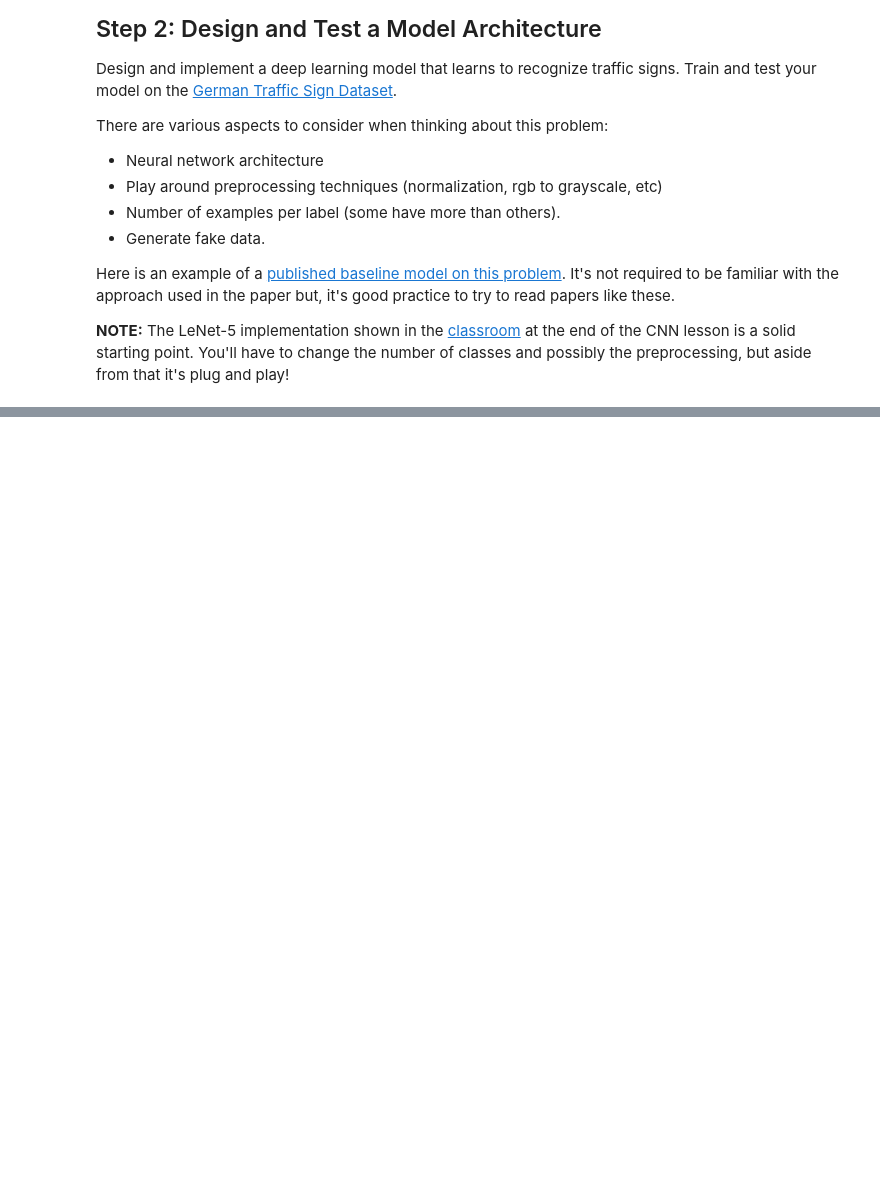
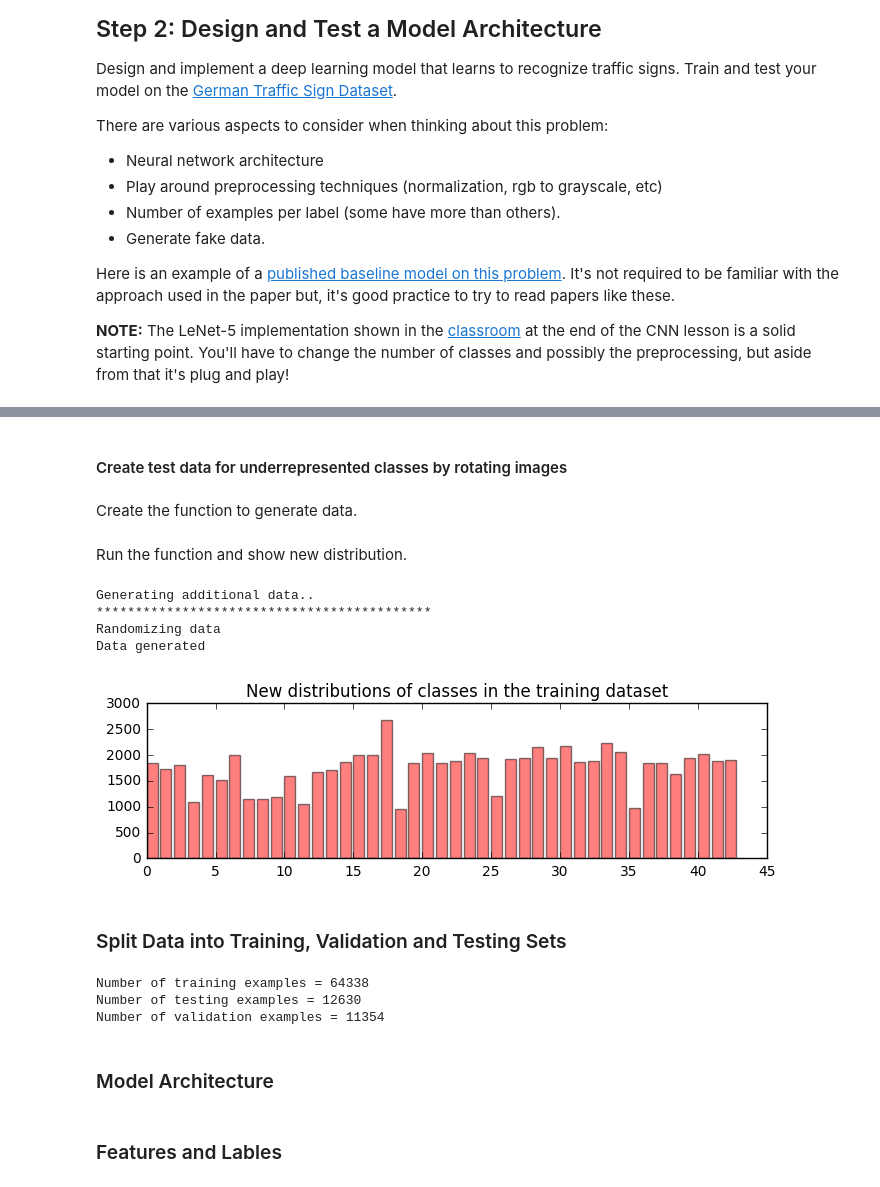
Before and after one commit to dcthorpe/traffic-sign, a Jupyter notebook: Traffic_Sign_Classifier.ipynb, the cells around one changed output, grey strips where cells are left out. Cells and saved outputs as stored; diff of their text form; code cells hidden in the pictures; blank space fills up the shorter version.

```diff
--- a/Traffic_Sign_Classifier.ipynb
+++ b/Traffic_Sign_Classifier.ipynb
@@ -292,0 +158,4 @@ Looking just at the first row we get `[ 0.34763842,  0.24879643,  0.12789202]`,
+# %% [markdown]
+#### Create test data for underrepresented classes by rotating images
+# %% [markdown]
+Create the function to generate data.
@@ -292,0 +220,43 @@ Looking just at the first row we get `[ 0.34763842,  0.24879643,  0.12789202]`,
+# %% [markdown]
+Run the function and show new distribution.
+# %%
+# Generate the new test data
+gen_test_data_for_under_rep_classes()
+
+# Show new distribution of training data
+train_classes = np.bincount(y_train)
+plt.figure(figsize=(8, 2))
+plt.bar(range(n_classes), train_classes, label="train", color="r", alpha=0.5)
+plt.title("New distributions of classes in the training dataset")
+plt.show()
+# %% [output]
+Generating additional data..
+*******************************************
+Randomizing data
+Data generated
+[figure, added]
+# %% [markdown]
+### Split Data into Training, Validation and Testing Sets
+# %%
+### Split the data into training/validation/testing sets here.
+### Feel free to use as many code cells as needed.
+from sklearn.model_selection import train_test_split
+from sklearn.utils import shuffle
+
+X_train, X_validation, y_train, y_validation = train_test_split(X_train, y_train, test_size=0.15, random_state=42)
+
+X_train, y_train = shuffle(X_train, y_train)
+
+n_train = len(X_train)
+n_test = len(X_test)
+n_validate = len(X_validation)
+
+print("Number of training examples =", n_train)
+print("Number of testing examples =", n_test)
+print("Number of validation examples =", n_validate)
+# %% [output]
+Number of training examples = 64338
+Number of testing examples = 12630
+Number of validation examples = 11354
+# %% [markdown]
+### Model Architecture
@@ -292,0 +324,2 @@ Looking just at the first row we get `[ 0.34763842,  0.24879643,  0.12789202]`,
+# %% [markdown]
+### Features and Lables
```
Also changed, not shown: parts of 68 cells of this notebook.
